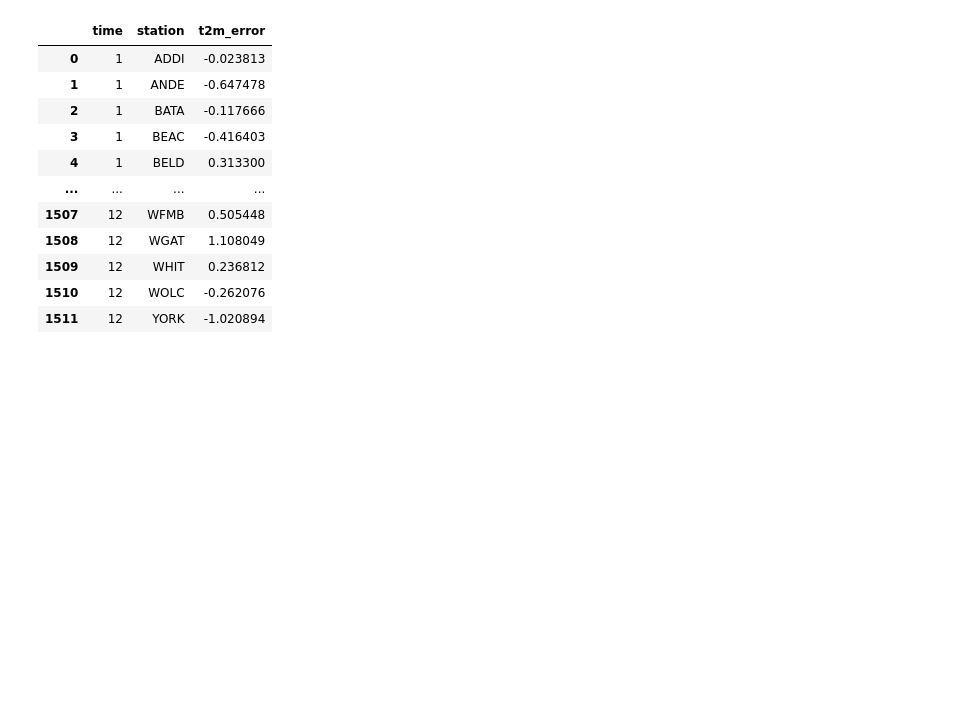
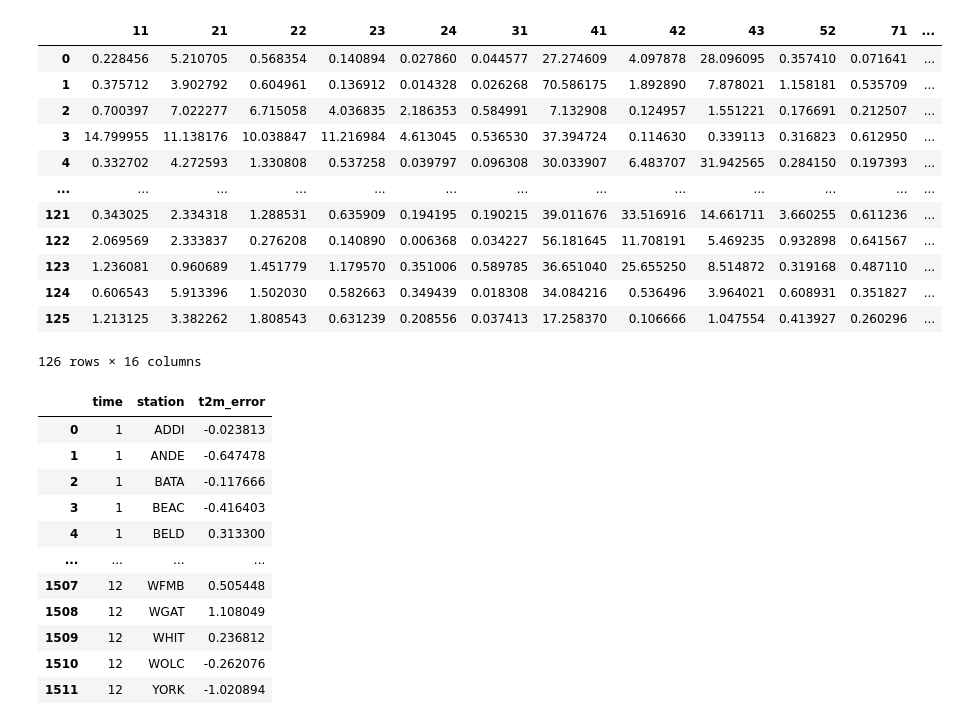
Before and after one commit to shmaronshmevans/nwp_bias, a Jupyter notebook: src/correlation/nam/landtype.ipynb, the cells around one changed output. Drawn from its saved outputs; the diff is of its cells as text; code cells hidden in the pictures; blank space fills up the shorter version.

```diff
--- a/src/correlation/nam/landtype.ipynb
+++ b/src/correlation/nam/landtype.ipynb
@@ -128,4 +127,20 @@ lulc = lulc.drop(columns=['site', 'station'])
 keys = lulc.keys()
+# %%
+lulc
+# %% [output]
+|  | 11 | 21 | 22 | 23 | 24 | 31 | 41 | 42 | 43 | 52 | 71 | ... |
+| 0 | 0.228456 | 5.210705 | 0.568354 | 0.140894 | 0.027860 | 0.044577 | 27.274609 | 4.097878 | 28.096095 | 0.357410 | 0.071641 | ... |
+| 1 | 0.375712 | 3.902792 | 0.604961 | 0.136912 | 0.014328 | 0.026268 | 70.586175 | 1.892890 | 7.878021 | 1.158181 | 0.535709 | ... |
+| 2 | 0.700397 | 7.022277 | 6.715058 | 4.036835 | 2.186353 | 0.584991 | 7.132908 | 0.124957 | 1.551221 | 0.176691 | 0.212507 | ... |
+| 3 | 14.799955 | 11.138176 | 10.038847 | 11.216984 | 4.613045 | 0.536530 | 37.394724 | 0.114630 | 0.339113 | 0.316823 | 0.612950 | ... |
+| 4 | 0.332702 | 4.272593 | 1.330808 | 0.537258 | 0.039797 | 0.096308 | 30.033907 | 6.483707 | 31.942565 | 0.284150 | 0.197393 | ... |
+| ... | ... | ... | ... | ... | ... | ... | ... | ... | ... | ... | ... | ... |
+| 121 | 0.343025 | 2.334318 | 1.288531 | 0.635909 | 0.194195 | 0.190215 | 39.011676 | 33.516916 | 14.661711 | 3.660255 | 0.611236 | ... |
+| 122 | 2.069569 | 2.333837 | 0.276208 | 0.140890 | 0.006368 | 0.034227 | 56.181645 | 11.708191 | 5.469235 | 0.932898 | 0.641567 | ... |
+| 123 | 1.236081 | 0.960689 | 1.451779 | 1.179570 | 0.351006 | 0.589785 | 36.651040 | 25.655250 | 8.514872 | 0.319168 | 0.487110 | ... |
+| 124 | 0.606543 | 5.913396 | 1.502030 | 0.582663 | 0.349439 | 0.018308 | 34.084216 | 0.536496 | 3.964021 | 0.608931 | 0.351827 | ... |
+| 125 | 1.213125 | 3.382262 | 1.808543 | 0.631239 | 0.208556 | 0.037413 | 17.258370 | 0.106666 | 1.047554 | 0.413927 | 0.260296 | ... |
+126 rows × 16 columns
 # %%
 months_df = format_df(nam_fcast_and_error_df)
 # %%
```
Also changed, not shown: parts of 8 cells of this notebook, 43 other files.
